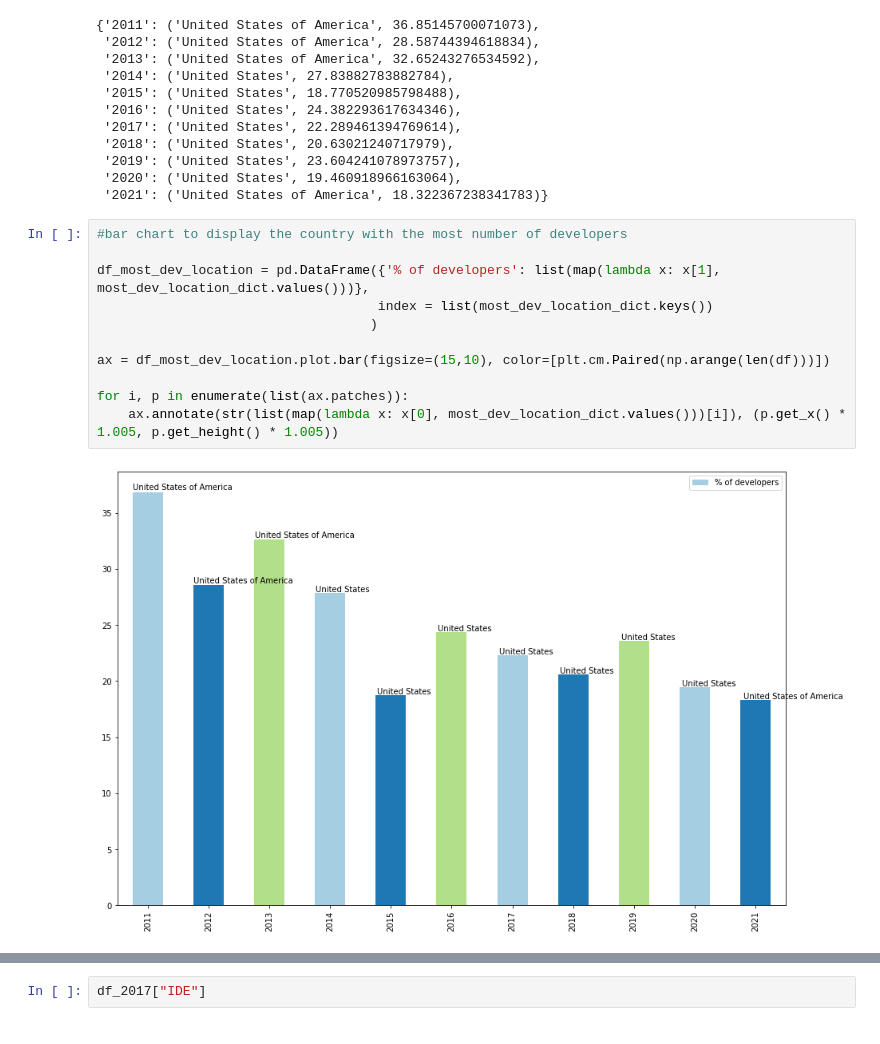
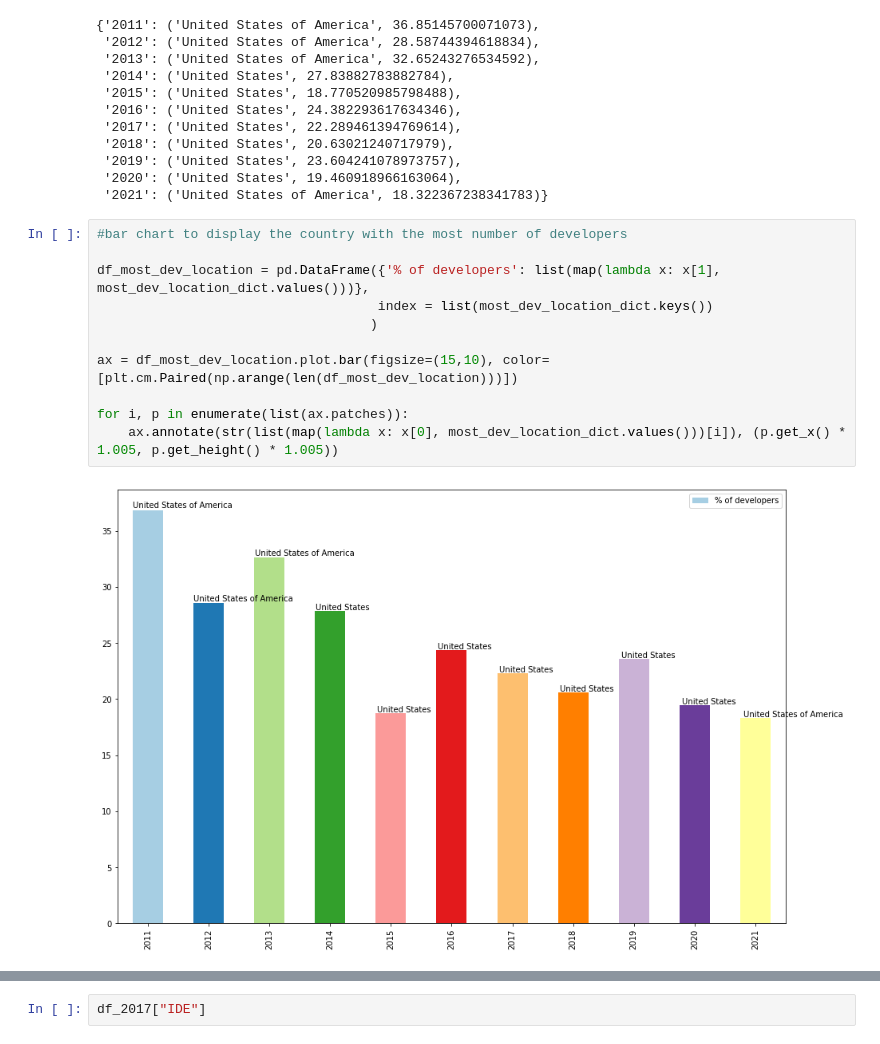
Before and after one commit to prvnk10/Udacity_nanodegree_intro_to_DS, a Jupyter notebook: Introduction to Data Science project.ipynb, the cells around one changed output, grey strips where cells are left out. Saved outputs shown, nothing was run; the diff lists cells and outputs as text.

```diff
--- a/Introduction to Data Science project.ipynb
+++ b/Introduction to Data Science project.ipynb
@@ -165,13 +414,13 @@ most_dev_location_dict
 # %%
 #bar chart to display the country with the most number of developers
 
 df_most_dev_location = pd.DataFrame({'% of developers': list(map(lambda x: x[1], most_dev_location_dict.values()))},
                                     index = list(most_dev_location_dict.keys())
                                    )
 
-ax = df_most_dev_location.plot.bar(figsize=(15,10), color=[plt.cm.Paired(np.arange(len(df)))])
+ax = df_most_dev_location.plot.bar(figsize=(15,10), color=[plt.cm.Paired(np.arange(len(df_most_dev_location)))])
 
 for i, p in enumerate(list(ax.patches)):
     ax.annotate(str(list(map(lambda x: x[0], most_dev_location_dict.values()))[i]), (p.get_x() * 1.005, p.get_height() * 1.005))
 # %% [output]
-[figure, old version]
+[figure, new version]
```
Also changed, not shown: parts of 23 cells of this notebook.
